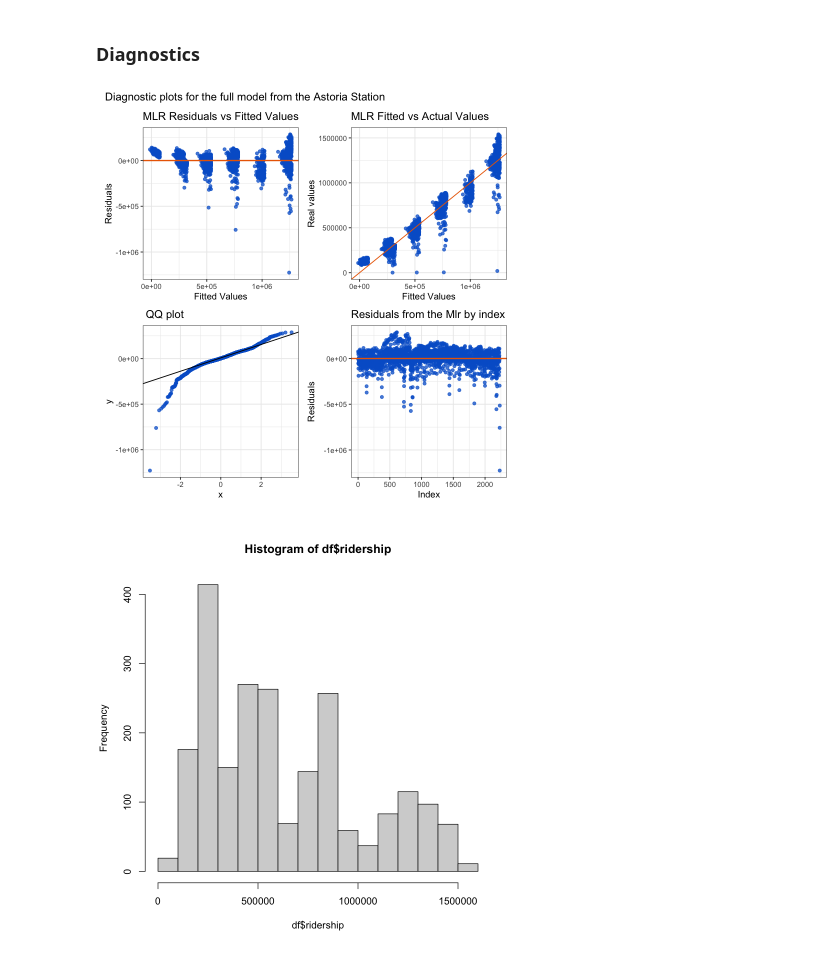
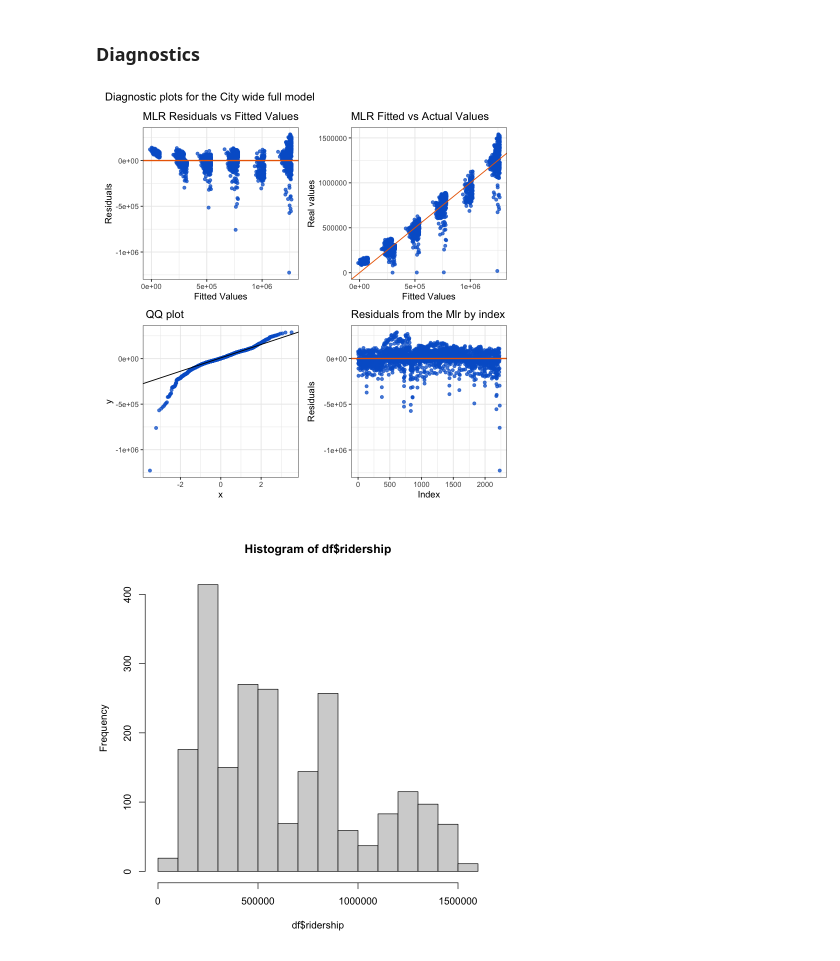
Before and after one commit to lily-harper/statsproject, a Jupyter notebook: notebooks/5_borough_regression copy.ipynb, the cells around one changed output. Saved outputs shown, nothing was run; the diff lists cells and outputs as text; code cells hidden in the pictures.

```diff
--- a/notebooks/5_borough_regression copy.ipynb
+++ b/notebooks/5_borough_regression copy.ipynb
@@ -344,35 +344,35 @@ sky <- "#87CEEB"
 a <- ggplot(data = df_resid, aes()) +
     geom_point(aes(y = mlr_resid, x = mlr_fitted),
                     color = sea, alpha = .75) +
     theme_bw() +
     labs(y = "Residuals", x = "Fitted Values",
          title = "MLR Residuals vs Fitted Values") +
     geom_hline(yintercept = 0, lwd = .75, col = sand)
 
 # Actual vs not
 b <- ggplot(data = df_resid, aes()) +
     geom_point(aes(y = real, x = mlr_fitted),
                   color = sea, alpha = .75) +
     theme_bw() +
     labs(y = "Real values", x = "Fitted Values",
          title = "MLR Fitted vs Actual Values") +
     geom_abline(intercept = 0, slope = 1, col = sand)
 
 c <- ggplot(data.frame(res=residuals(mod2)), aes(sample=res)) +
      stat_qq(color = sea, alpha = .75) + theme_bw() +
      stat_qq_line() +
      labs(title = " QQ plot ")
 
 d <-ggplot(data = df_resid, aes(x = index, y = mlr_resid)) +
     geom_point(color = sea, alpha = .75) + theme_bw() +
     geom_hline(yintercept = 0, lwd = .75, col = sand) +
     labs(title = "Residuals from the Mlr by index",
              x = "Index",
              y = "Residuals")
 
-a + b + c + d + plot_annotation(title = "Diagnostic plots for the full model from the Astoria Station")
+a + b + c + d + plot_annotation(title = "Diagnostic plots for the City wide full model")
 # %% [output]
-[figure, old version]
+[figure, new version]
 # %%
 hist(df$ridership)
 # %% [output]
```
Also changed, not shown: 3 other files.
